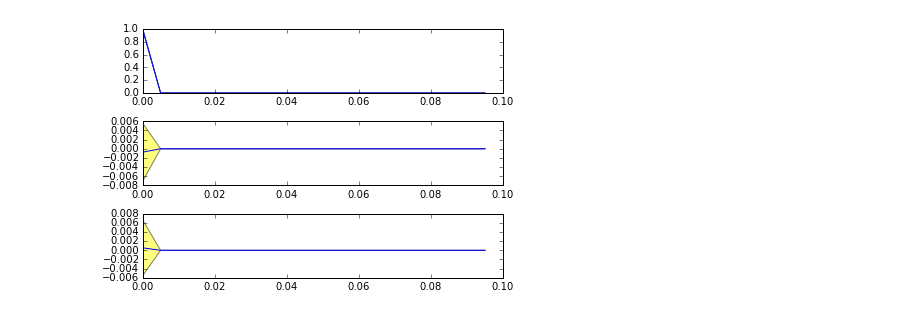
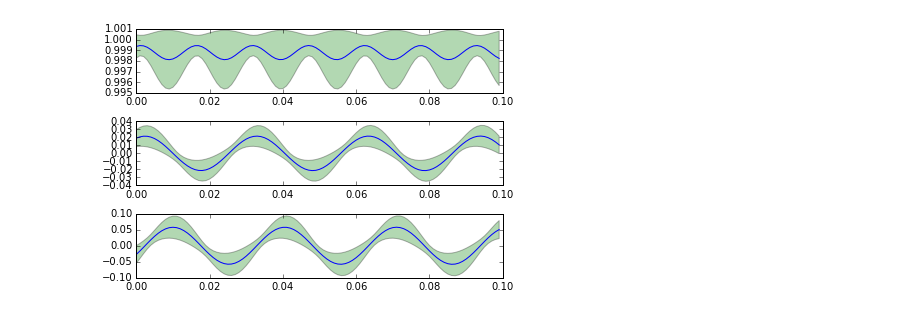
Before and after one commit to ZachGlassman/MySpinorSim, a Jupyter notebook: MeanField/SMA Spinor Oscillations.ipynb, the cells around one changed output. Saved outputs shown, nothing was run; the diff lists cells and outputs as text; code cells hidden in the pictures.

```diff
--- a/MeanField/SMA Spinor Oscillations.ipynb
+++ b/MeanField/SMA Spinor Oscillations.ipynb
@@ -67,7 +67,7 @@ def generate_states(N):
     nyz = np.random.normal(loc = 0, scale = 1/np.sqrt(N), size = int(np.sqrt(N)))
     nxz = np.random.normal(loc = 0, scale = 1/np.sqrt(N), size = int(np.sqrt(N)))
     txipi = -(sy + nyz)/(sx + nxz)
-    tximi = (sy-nyz)/(sx-nyz)
+    tximi = (sy-nyz)/(sx-nxz)
     def pos(x):
         if x < 0:
             return x + np.pi
@@ -77,13 +77,15 @@ def generate_states(N):
     txim = np.asarray([pos(i) for i in tximi])
 
 
-    a = (sx+nxz)**2/np.cos(np.arctan(txip))
-    b = (sx-nxz)**2/np.cos(np.arctan(txim))
+    a = (sx+nxz)**2/(np.cos(np.arctan(txip)))**2
+    b = (sx-nxz)**2/(np.cos(np.arctan(txim)))**2
 
 
     rho_0 = 1/2 + scimath.sqrt(1/4-1/8*(a+b))
     m = 1/(8 * rho_0)*(a-b)
-    states = np.zeros((int(np.sqrt(N)),3),dtype = complex)
+
+
+    states = np.zeros((len(m),3),dtype = complex)
 
     states[:,0] = scimath.sqrt((1-rho_0+m)/2) * np.exp(np.arctan(txip)*1j)
     states[:,1] = scimath.sqrt(rho_0)
@@ -92,7 +94,7 @@ def generate_states(N):
     return states
 # %%
 #define problem parameters
-dt = 1e-4
+dt = 2e-5
 tfinal = .1
 #allot arrays
 t = np.linspace(0,tfinal,int(tfinal/dt))
@@ -109,7 +111,7 @@ def validate(par,t):
 
 
 #define parameters
-B =  21
+B =  .21
 p1 = 0
 p0 = 0
 pm1 = 0
@@ -133,7 +135,7 @@ q0_arr = validate(q0,t)
 qm1_arr = validate(qm1,t)
 c_arr = validate(c,t)
 
-states = generate_states(40000)
+states = generate_states(4000)
 # %%
 #solve the sucker and plot
 def solve_system(y0):
@@ -174,10 +176,10 @@ for i,state in enumerate(states):
 # %%
 fig, ax = plt.subplots(3,1)
 for i in range(3):
     m = np.mean(ans[:,i],axis = 0)
     s = np.std(ans[:,i],axis = 0)
     ax[i].plot(t[::step_size],m)
-    ax[i].fill_between(t[::step_size,],m-s,m+s,facecolor='yellow',alpha=0.5)
+    ax[i].fill_between(t[::step_size,],m-s,m+s,facecolor='green',alpha=0.3)
 plt.tight_layout()
 # %% [output]
-[figure, old version]
+[figure, new version]
```
Also changed, not shown: parts of 5 cells of this notebook, 1 other file.
